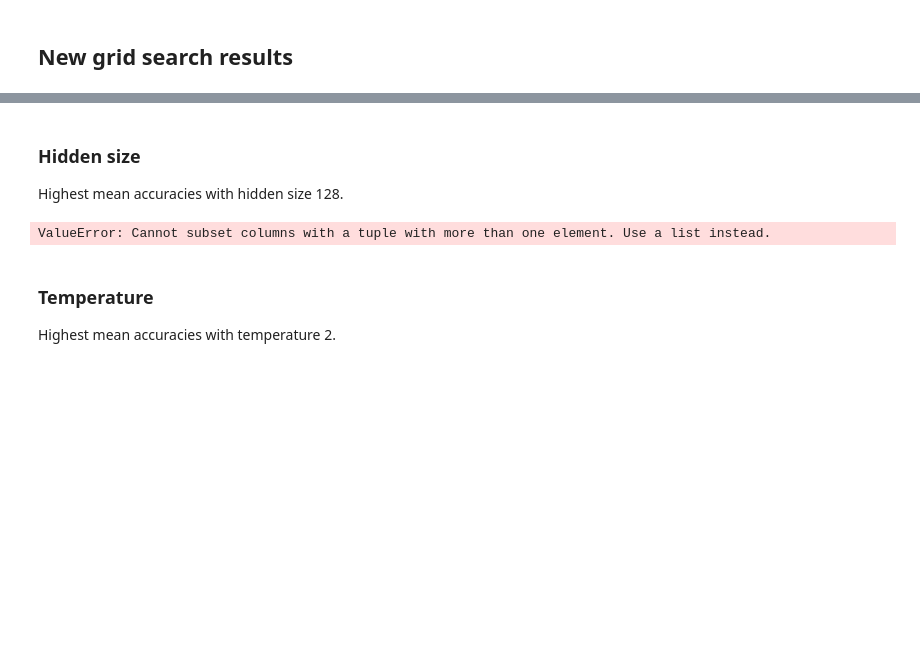
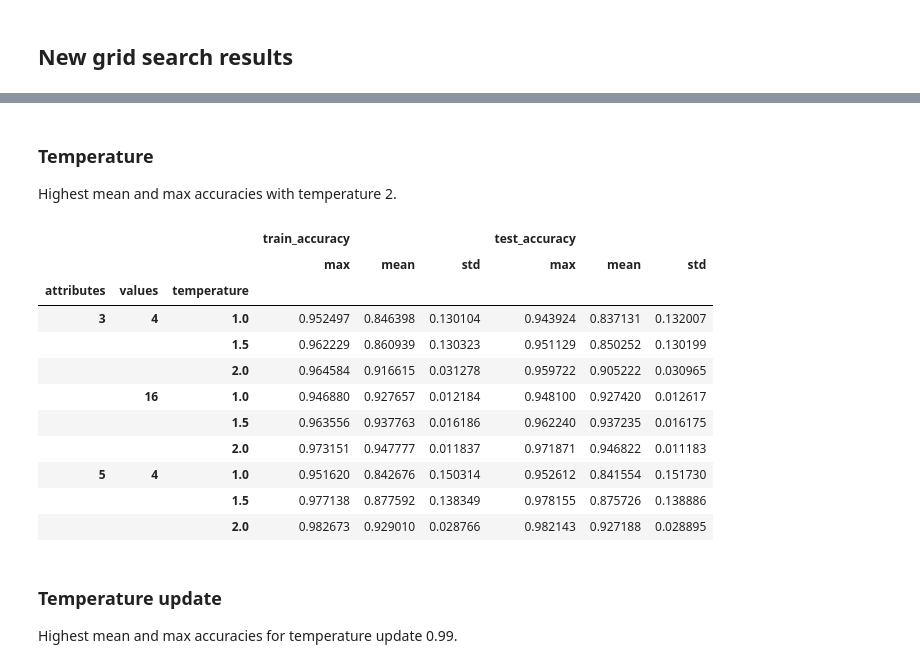
Before and after one commit to mariia55/emergent-abstractions_biased, a Jupyter notebook: grid_search/grid_search_analysis_float_dataset.ipynb, the cells around one changed output, grey strips where cells are left out. Saved outputs shown, nothing was run; the diff lists cells and outputs as text; code cells hidden in the pictures; blank space fills up the shorter version.

```diff
--- a/grid_search/grid_search_analysis_float_dataset.ipynb
+++ b/grid_search/grid_search_analysis_float_dataset.ipynb
@@ -100,15 +150,26 @@ ValueError: Cannot subset columns with a tuple with more than one element. Use a
 # %% [markdown]
-### Hidden size
-Highest mean accuracies with hidden size 128.
+### Temperature
+Highest mean and max accuracies with temperature 2.
 # %%
-hs_sumstat = data.groupby(['attributes', 'values', 'hidden_size'])['train_accuracy', 'test_accuracy'].describe()
-hs_train = hs_sumstat.loc[:,[('train_accuracy', 'max'), ('train_accuracy', 'mean'), ('train_accuracy', 'std')]]
-hs_test = hs_sumstat.loc[:,[('test_accuracy', 'max'), ('test_accuracy', 'mean'), ('test_accuracy', 'std')]]
-hs_merged = hs_train.merge(hs_test, left_index=True, right_index=True)
-hs_merged
+t_sumstat = data.groupby(['attributes', 'values', 'temperature'])[['train_accuracy', 'test_accuracy']].describe()
+t_train = t_sumstat.loc[:,[('train_accuracy', 'max'), ('train_accuracy', 'mean'), ('train_accuracy', 'std')]]
+t_test = t_sumstat.loc[:,[('test_accuracy', 'max'), ('test_accuracy', 'mean'), ('test_accuracy', 'std')]]
+t_merged = t_train.merge(t_test, left_index=True, right_index=True)
+t_merged
 # %% [output]
-ValueError: Cannot subset columns with a tuple with more than one element. Use a list instead.
+|  |  |  | train_accuracy |  |  | test_accuracy |  |  |
+|  |  |  | max | mean | std | max | mean | std |
+| attributes | values | temperature |  |  |  |  |  |  |
+| 3 | 4 | 1.0 | 0.952497 | 0.846398 | 0.130104 | 0.943924 | 0.837131 | 0.132007 |
+|  |  | 1.5 | 0.962229 | 0.860939 | 0.130323 | 0.951129 | 0.850252 | 0.130199 |
+|  |  | 2.0 | 0.964584 | 0.916615 | 0.031278 | 0.959722 | 0.905222 | 0.030965 |
+|  | 16 | 1.0 | 0.946880 | 0.927657 | 0.012184 | 0.948100 | 0.927420 | 0.012617 |
+|  |  | 1.5 | 0.963556 | 0.937763 | 0.016186 | 0.962240 | 0.937235 | 0.016175 |
+|  |  | 2.0 | 0.973151 | 0.947777 | 0.011837 | 0.971871 | 0.946822 | 0.011183 |
+| 5 | 4 | 1.0 | 0.951620 | 0.842676 | 0.150314 | 0.952612 | 0.841554 | 0.151730 |
+|  |  | 1.5 | 0.977138 | 0.877592 | 0.138349 | 0.978155 | 0.875726 | 0.138886 |
+|  |  | 2.0 | 0.982673 | 0.929010 | 0.028766 | 0.982143 | 0.927188 | 0.028895 |
 # %% [markdown]
-### Temperature
-Highest mean accuracies with temperature 2.
+### Temperature update
+Highest mean and max accuracies for temperature update 0.99.
 # %%
```
Also changed, not shown: parts of 14 cells of this notebook.
